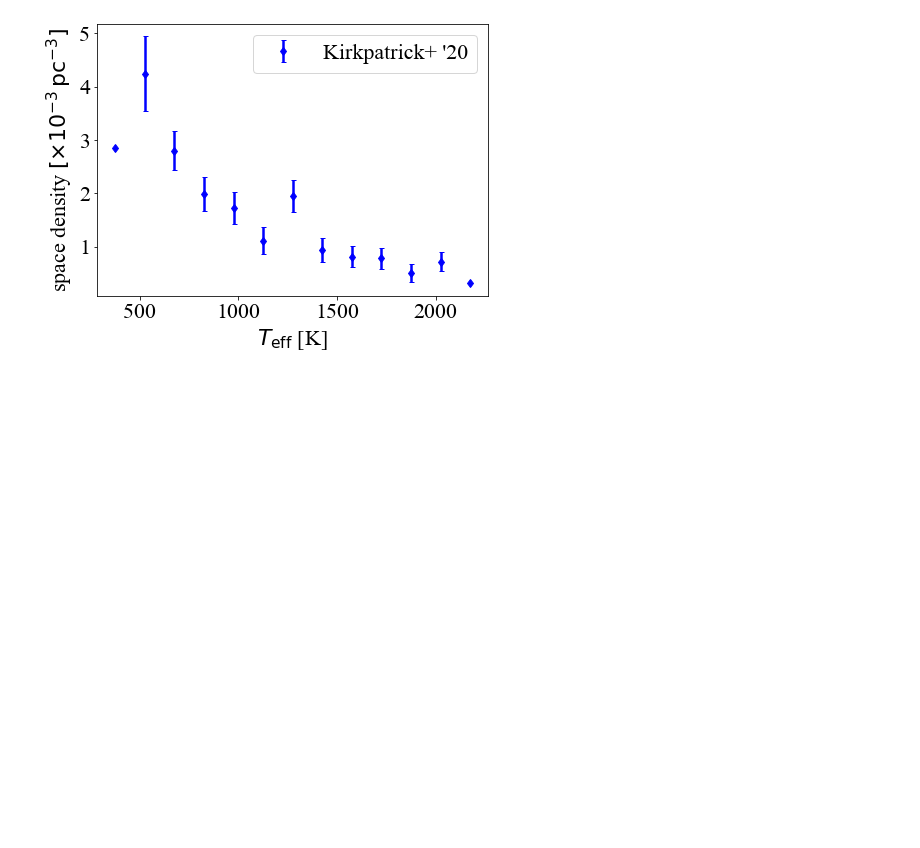
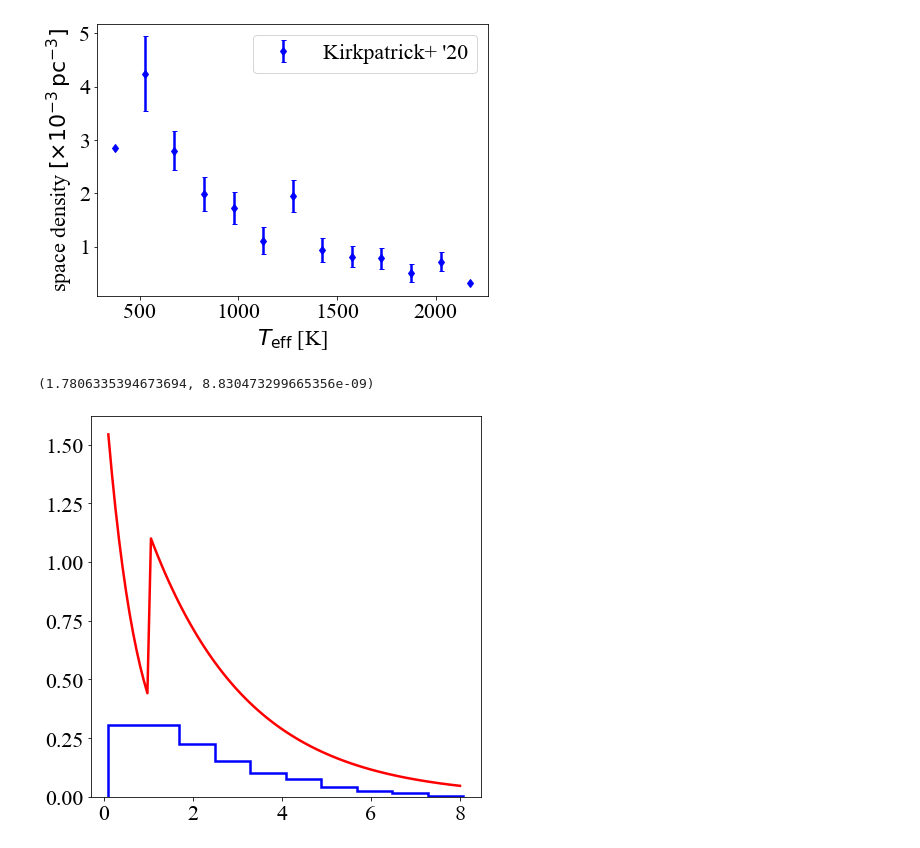
Before and after one commit to SvPoder/exoplanets, a Jupyter notebook: jupyter-notebook/simulations.ipynb, the cells around one changed output. Saved outputs shown, nothing was run; the diff lists cells and outputs as text; code cells hidden in the pictures; blank space fills up the shorter version.

```diff
--- a/jupyter-notebook/simulations.ipynb
+++ b/jupyter-notebook/simulations.ipynb
@@ -48,0 +75,41 @@ Text(0.5, 0, '$T_{\\rm eff}$ [K]')
+# %%
+def spatial_sampling(nBDs, phi=0., theta=np.pi/2., R0=8.178):
+
+    ymin = 0.1; ymax = R0
+    umin = np.min([prob_dens(ymin, phi, theta), prob_dens(1., phi, theta), prob_dens(R0, phi, theta)])
+    umax = np.max([prob_dens(ymin, phi, theta), prob_dens(1., phi, theta), prob_dens(R0, phi, theta)])
+
+    i = 0
+    r = np.ones(nBDs)*100
+    while i<nBDs:
+        yi = np.random.uniform(ymin, ymax)
+        ui = np.random.uniform(umin, umax)
+        if ui < prob_dens(yi, phi, theta, R0):
+            r[i] = yi
+            i+=1
+        else:
+            continue
+    # return
+    return r
+# %%
+r = spatial_sampling(10000)
+# %%
+from scipy.integrate import quad
+
+A = quad(prob_dens, 0.1, 8.178, args=(0., np.pi/2., ))
+
+print(A)
+# %% [output]
+(1.7806335394673694, 8.830473299665356e-09)
+# %%
+# TODO : NEED TO CHECK RESULTS
+
+fig, ax = plt.subplots(1, 1, figsize=(7, 7))
+
+radius = np.linspace(0.1, 8., 100)
+
+ax.plot(radius, prob_dens(radius, 0., np.pi/2.)*A[0], color="red", lw=2.5)
+
+_, _, _ = ax.hist(r, histtype="step", linewidth=2.5, color="blue", density=True)
+# %% [output]
+[figure, added]
```
Also changed, not shown: parts of 1 cell of this notebook, 1 other file.
